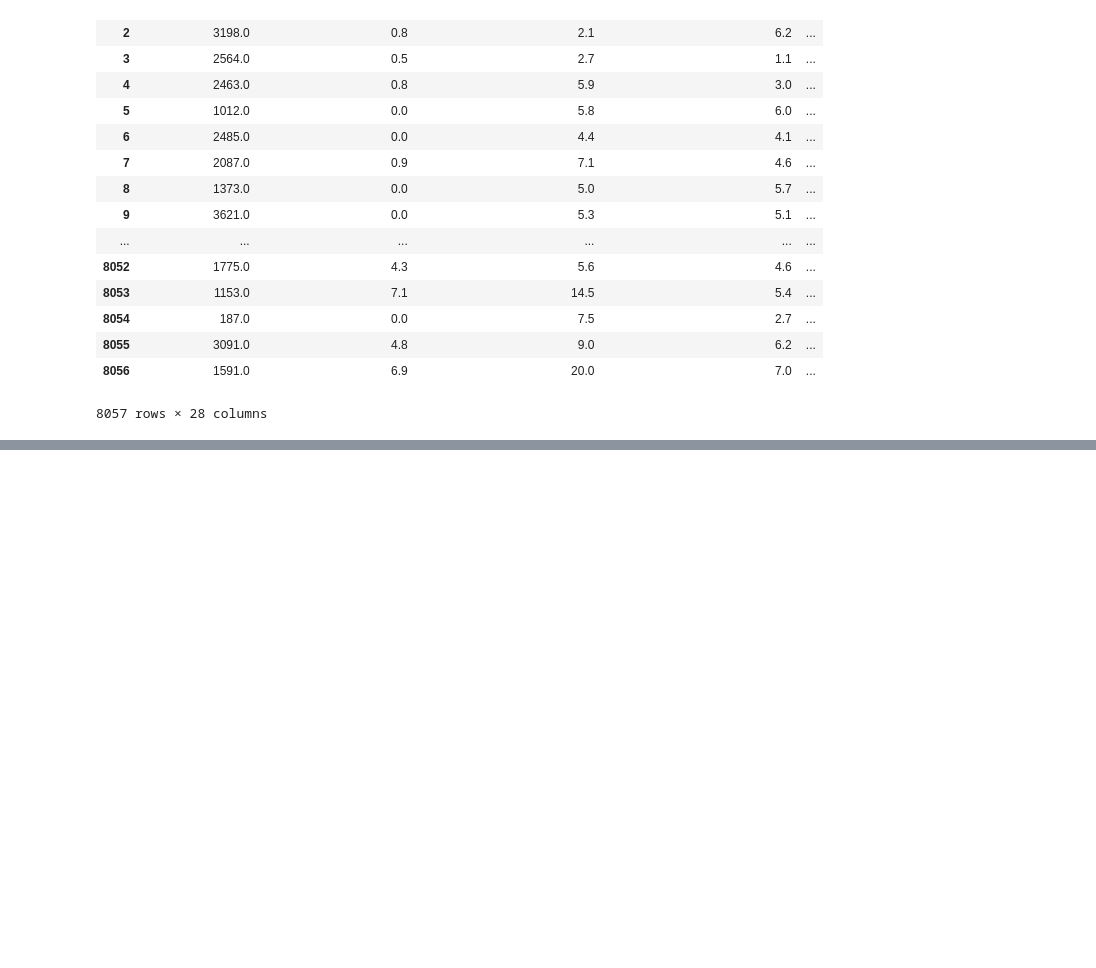
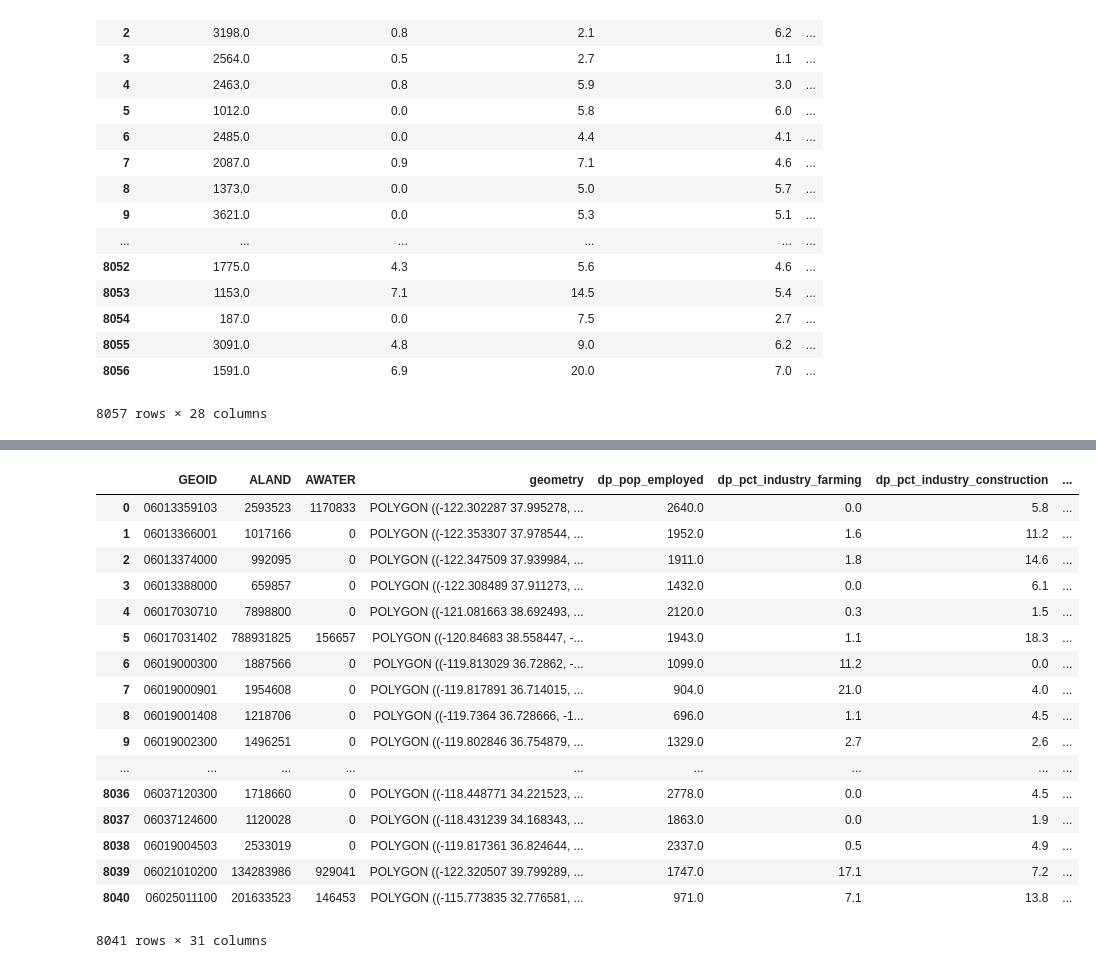
Before and after one commit to cnehrkorn/CaliVoting, a Jupyter notebook: project_demo.ipynb, the cells around one changed output, grey strips where cells are left out. Saved outputs shown, nothing was run; the diff lists cells and outputs as text; code cells hidden in the pictures; blank space fills up the shorter version.

```diff
--- a/project_demo.ipynb
+++ b/project_demo.ipynb
@@ -22,6 +22,8 @@ import folium
 # %%
 # read in 2016 census tract shapefile (from https://www.census.gov/geo/maps-data/data/cbf/cbf_tracts.html)
 gdf = gpd.read_file('/Users/nehrkorn/Downloads/cb_2016_06_tract_500k/cb_2016_06_tract_500k.shp')
+keep_cols = ['GEOID','ALAND', 'AWATER', 'geometry']
+gdf = gdf[keep_cols]
 # %% [markdown]
 Variable code | Census description
 :---|:---
@@ -124,0 +167,23 @@ df
+# %%
+# merge census data with shapefile
+gdf_merge_census = pd.merge(gdf,df,on='GEOID',how='inner')
+gdf_merge_census
+# %% [output]
+|  | GEOID | ALAND | AWATER | geometry | dp_pop_employed | dp_pct_industry_farming | dp_pct_industry_construction | ... |
+| 0 | 06013359103 | 2593523 | 1170833 | POLYGON ((-122.302287 37.995278, ... | 2640.0 | 0.0 | 5.8 | ... |
+| 1 | 06013366001 | 1017166 | 0 | POLYGON ((-122.353307 37.978544, ... | 1952.0 | 1.6 | 11.2 | ... |
+| 2 | 06013374000 | 992095 | 0 | POLYGON ((-122.347509 37.939984, ... | 1911.0 | 1.8 | 14.6 | ... |
+| 3 | 06013388000 | 659857 | 0 | POLYGON ((-122.308489 37.911273, ... | 1432.0 | 0.0 | 6.1 | ... |
+| 4 | 06017030710 | 7898800 | 0 | POLYGON ((-121.081663 38.692493, ... | 2120.0 | 0.3 | 1.5 | ... |
+| 5 | 06017031402 | 788931825 | 156657 | POLYGON ((-120.84683 38.558447, -... | 1943.0 | 1.1 | 18.3 | ... |
+| 6 | 06019000300 | 1887566 | 0 | POLYGON ((-119.813029 36.72862, -... | 1099.0 | 11.2 | 0.0 | ... |
+| 7 | 06019000901 | 1954608 | 0 | POLYGON ((-119.817891 36.714015, ... | 904.0 | 21.0 | 4.0 | ... |
+| 8 | 06019001408 | 1218706 | 0 | POLYGON ((-119.7364 36.728666, -1... | 696.0 | 1.1 | 4.5 | ... |
+| 9 | 06019002300 | 1496251 | 0 | POLYGON ((-119.802846 36.754879, ... | 1329.0 | 2.7 | 2.6 | ... |
+| ... | ... | ... | ... | ... | ... | ... | ... | ... |
+| 8036 | 06037120300 | 1718660 | 0 | POLYGON ((-118.448771 34.221523, ... | 2778.0 | 0.0 | 4.5 | ... |
+| 8037 | 06037124600 | 1120028 | 0 | POLYGON ((-118.431239 34.168343, ... | 1863.0 | 0.0 | 1.9 | ... |
+| 8038 | 06019004503 | 2533019 | 0 | POLYGON ((-119.817361 36.824644, ... | 2337.0 | 0.5 | 4.9 | ... |
+| 8039 | 06021010200 | 134283986 | 929041 | POLYGON ((-122.320507 39.799289, ... | 1747.0 | 17.1 | 7.2 | ... |
+| 8040 | 06025011100 | 201633523 | 146453 | POLYGON ((-115.773835 32.776581, ... | 971.0 | 7.1 | 13.8 | ... |
+8041 rows × 31 columns
```
Also changed, not shown: parts of 4 cells of this notebook, 2 other files.
